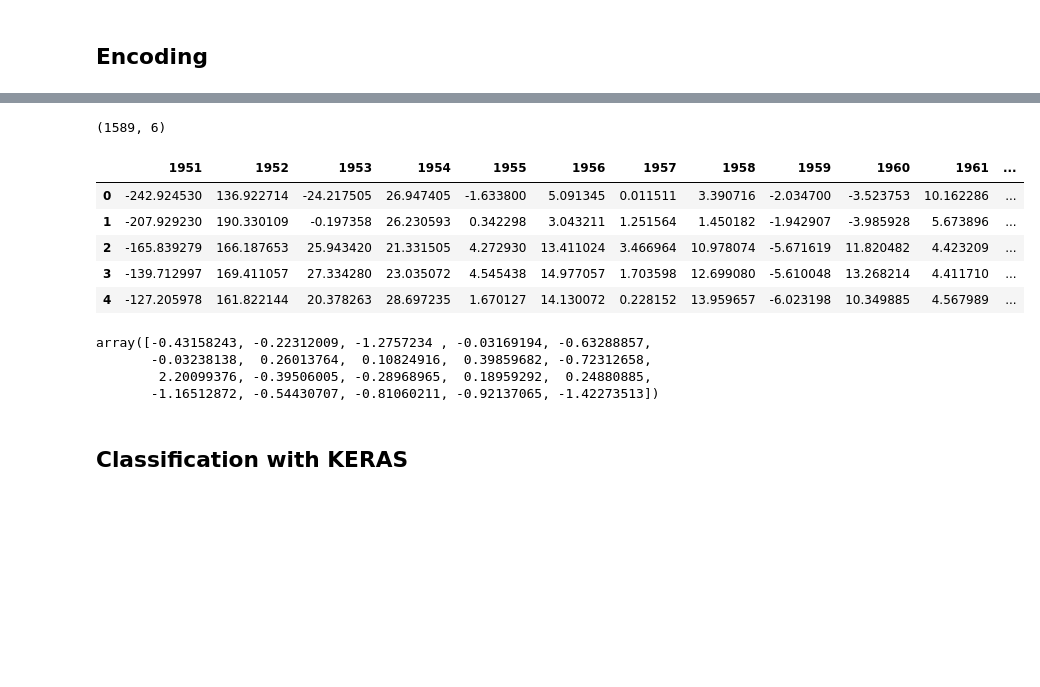
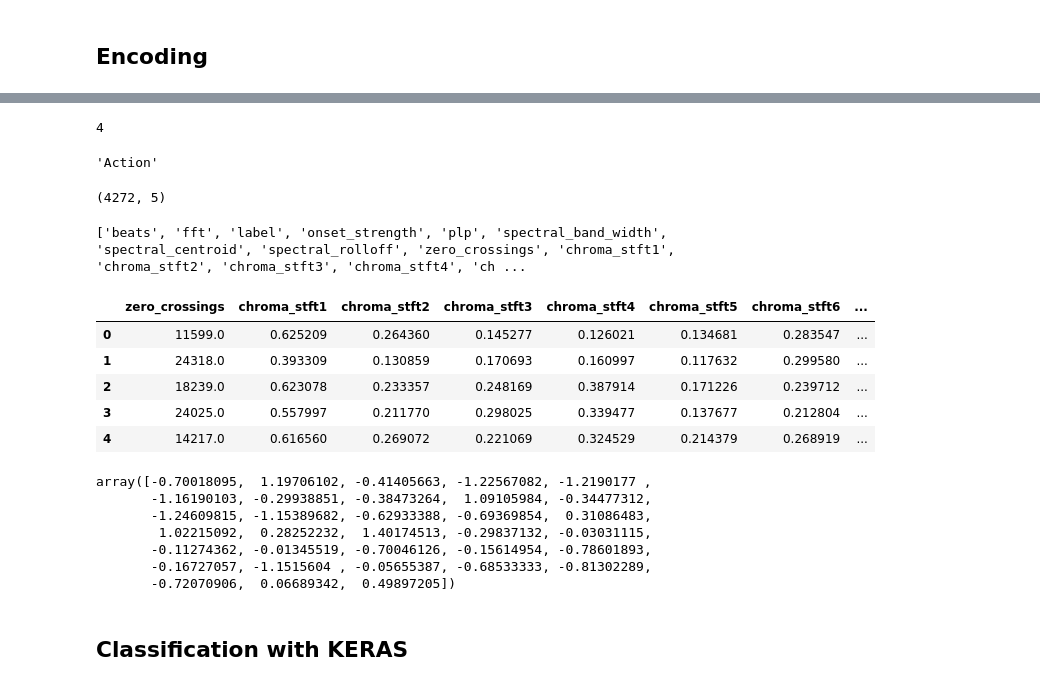
Before and after one commit to Fominayasg/Audio_features_analysis--Music_evokes_cinema, a Jupyter notebook: ML.ipynb, the cells around one changed output, grey strips where cells are left out. Cells and saved outputs as stored; diff of their text form; code cells hidden in the pictures; blank space fills up the shorter version.

```diff
--- a/ML.ipynb
+++ b/ML.ipynb
@@ -16,7 +17,7 @@ import seaborn as sns
 # %% [markdown]
 #  Load audios csv
 # %%
-df = pd.read_pickle("test.pkl")
+df = pd.read_pickle("output/newgenres_allfeatures_pickle.pkl")
 # %%
 pd.set_option("display.max_columns",None)
 df.head()
@@ -53,5 +35,5 @@ for col in df.columns:
 # %%
-#df = df.drop(['sample','sr'],axis=1)
+df = df.drop(['sample','sr'],axis=1)
 # %%
 df.label.value_counts()
 # %% [output]
@@ -66,6 +47,6 @@ Name: label, dtype: int64
 #df = df[df.label.isin(['Action', 'Beautiful', "Adventure"])]
 #loss: 0.9415 - accuracy: 0.7889
 # %%
-df = df[df.label.isin(['Action', 'Beautiful', "Adventure",'Drama','Supernatural','Horror'])]
+df = df[df.label.isin(['Adventure','Happy','Action','Tragedy','Horror'])]
 # %%
 df.shape
@@ -77,0 +74,8 @@ y = encoder.fit_transform(genre_list)
+# %%
+y [0]
+# %% [output]
+4
+# %%
+encoder.classes_[np.argmax(y[0])]
+# %% [output]
+'Action'
@@ -82,14 +88,19 @@ y= np_utils.to_categorical(y)
 # %%
 y.shape
 # %% [output]
-(1589, 6)
+(4272, 5)
+# %%
+print(list(df.columns.values))
+# %% [output]
+['beats', 'fft', 'label', 'onset_strength', 'plp', 'spectral_band_width', 'spectral_centroid', 'spectral_rolloff', 'zero_crossings', 'chroma_stft1', 'chroma_stft2', 'chroma_stft3', 'chroma_stft4', 'ch ...
 # %%
-X = df.drop(['label'],axis=1).iloc[:,1951:1971]
+#Chroma
+X = df.drop(['label'],axis=1).iloc[:,7:40]
 X.head()
 # %% [output]
-|  | 1951 | 1952 | 1953 | 1954 | 1955 | 1956 | 1957 | 1958 | 1959 | 1960 | 1961 | ... |
-| 0 | -242.924530 | 136.922714 | -24.217505 | 26.947405 | -1.633800 | 5.091345 | 0.011511 | 3.390716 | -2.034700 | -3.523753 | 10.162286 | ... |
-| 1 | -207.929230 | 190.330109 | -0.197358 | 26.230593 | 0.342298 | 3.043211 | 1.251564 | 1.450182 | -1.942907 | -3.985928 | 5.673896 | ... |
-| 2 | -165.839279 | 166.187653 | 25.943420 | 21.331505 | 4.272930 | 13.411024 | 3.466964 | 10.978074 | -5.671619 | 11.820482 | 4.423209 | ... |
-| 3 | -139.712997 | 169.411057 | 27.334280 | 23.035072 | 4.545438 | 14.977057 | 1.703598 | 12.699080 | -5.610048 | 13.268214 | 4.411710 | ... |
-| 4 | -127.205978 | 161.822144 | 20.378263 | 28.697235 | 1.670127 | 14.130072 | 0.228152 | 13.959657 | -6.023198 | 10.349885 | 4.567989 | ... |
+|  | zero_crossings | chroma_stft1 | chroma_stft2 | chroma_stft3 | chroma_stft4 | chroma_stft5 | chroma_stft6 | ... |
+| 0 | 11599.0 | 0.625209 | 0.264360 | 0.145277 | 0.126021 | 0.134681 | 0.283547 | ... |
+| 1 | 24318.0 | 0.393309 | 0.130859 | 0.170693 | 0.160997 | 0.117632 | 0.299580 | ... |
+| 2 | 18239.0 | 0.623078 | 0.233357 | 0.248169 | 0.387914 | 0.171226 | 0.239712 | ... |
+| 3 | 24025.0 | 0.557997 | 0.211770 | 0.298025 | 0.339477 | 0.137677 | 0.212804 | ... |
+| 4 | 14217.0 | 0.616560 | 0.269072 | 0.221069 | 0.324529 | 0.214379 | 0.268919 | ... |
@@ -100,10 +115,13 @@ X = scaler.fit_transform(X)
 # %%
 X[0]
 # %% [output]
-array([-0.43158243, -0.22312009, -1.2757234 , -0.03169194, -0.63288857,
-       -0.03238138,  0.26013764,  0.10824916,  0.39859682, -0.72312658,
-        2.20099376, -0.39506005, -0.28968965,  0.18959292,  0.24880885,
-       -1.16512872, -0.54430707, -0.81060211, -0.92137065, -1.42273513])
+array([-0.70018095,  1.19706102, -0.41405663, -1.22567082, -1.2190177 ,
+       -1.16190103, -0.29938851, -0.38473264,  1.09105984, -0.34477312,
+       -1.24609815, -1.15389682, -0.62933388, -0.69369854,  0.31086483,
+        1.02215092,  0.28252232,  1.40174513, -0.29837132, -0.03031115,
+       -0.11274362, -0.01345519, -0.70046126, -0.15614954, -0.78601893,
+       -0.16727057, -1.1515604 , -0.05655387, -0.68533333, -0.81302289,
+       -0.72070906,  0.06689342,  0.49897205])
 # %%
 X_train, X_test, y_train, y_test = train_test_split(X, y, test_size=0.2)
 # %% [markdown]
```
Also changed, not shown: parts of 50 cells of this notebook, 11 other files.
